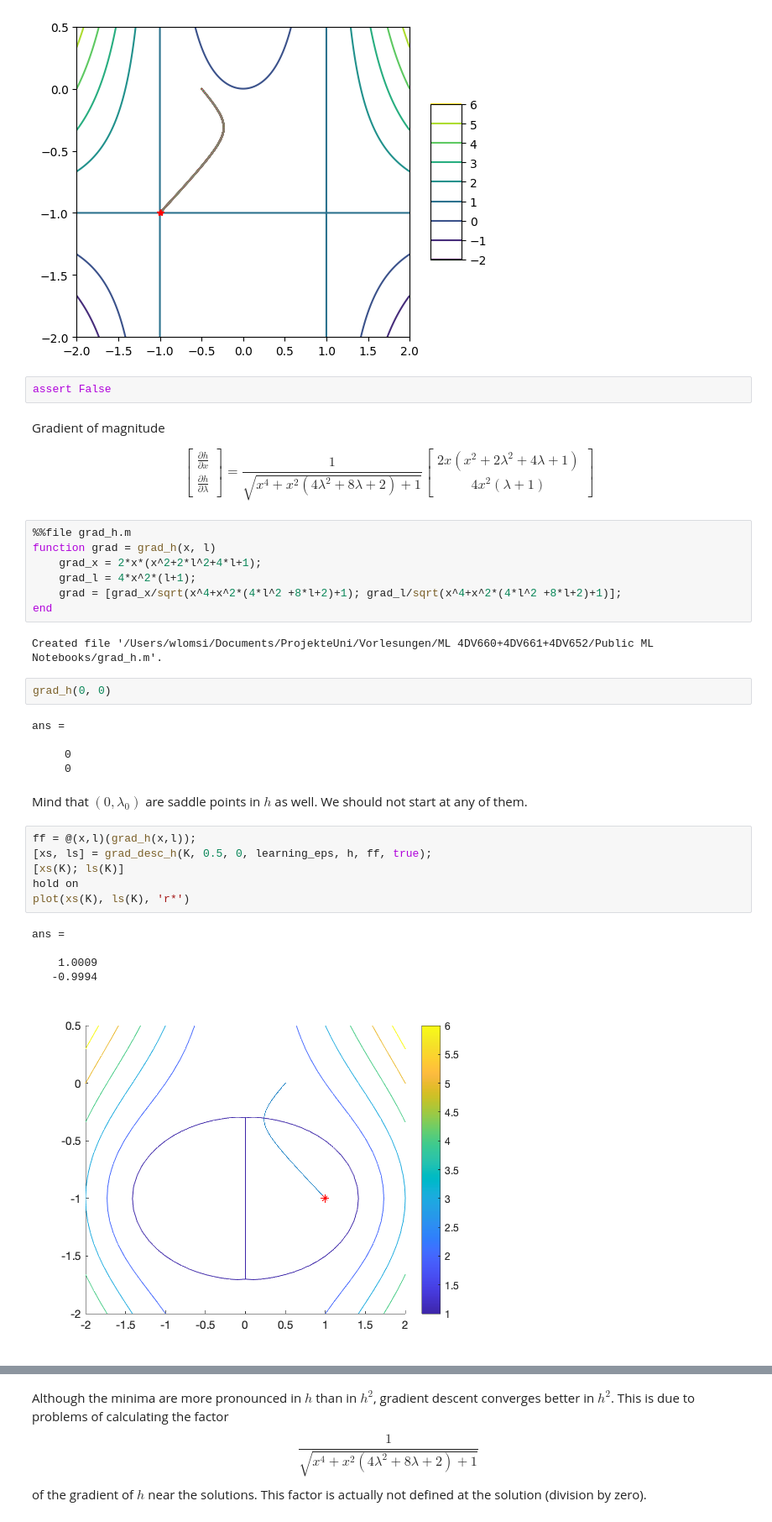
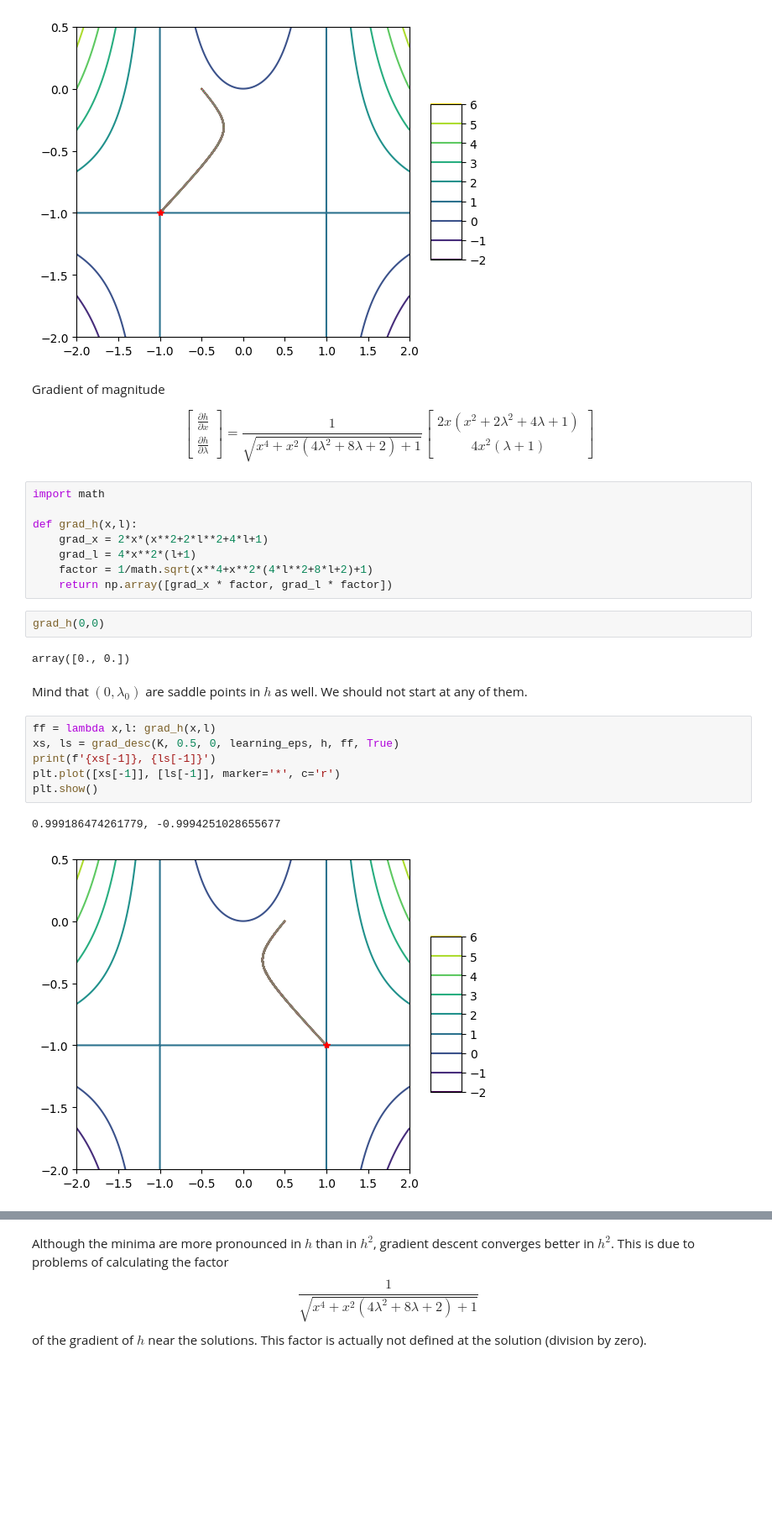
Before and after one commit to gundermann/DML_notebooks, a Jupyter notebook: assignments/assignment4 - Constraint Optimization.ipynb, the cells around one changed output, grey strips where cells are left out. Shown at 84% size. Drawn from its saved outputs; the diff is of its cells as text; blank space fills up the shorter version.

```diff
--- a/assignments/assignment4 - Constraint Optimization.ipynb
+++ b/assignments/assignment4 - Constraint Optimization.ipynb
@@ -209,8 +209,6 @@ plt.show()
 # %% [output]
 -0.9999999999999931, -0.9999999999999931
 [figure]
-# %%
-assert False
 # %% [markdown]
 Gradient of magnitude
 
@@ -225,33 +223,26 @@ $$
 \end{bmatrix}
 $$
 # %%
-%%file grad_h.m
-function grad = grad_h(x, l)
-    grad_x = 2*x*(x^2+2*l^2+4*l+1);
-    grad_l = 4*x^2*(l+1);
-    grad = [grad_x/sqrt(x^4+x^2*(4*l^2 +8*l+2)+1); grad_l/sqrt(x^4+x^2*(4*l^2 +8*l+2)+1)];
-end
+import math
+
+def grad_h(x,l):
+    grad_x = 2*x*(x**2+2*l**2+4*l+1)
+    grad_l = 4*x**2*(l+1)
+    factor = 1/math.sqrt(x**4+x**2*(4*l**2+8*l+2)+1)
+    return np.array([grad_x * factor, grad_l * factor])
-# %% [output]
-Created file '/Users/wlomsi/Documents/ProjekteUni/Vorlesungen/ML 4DV660+4DV661+4DV652/Public ML Notebooks/grad_h.m'.
 # %%
-grad_h(0, 0)
+grad_h(0,0)
 # %% [output]
-ans =
-
-     0
-     0
+array([0., 0.])
 # %% [markdown]
 Mind that $(0,\lambda_0)$ are saddle points in $h$ as well. We should not start at any of them.
 # %%
-ff = @(x,l)(grad_h(x,l));
-[xs, ls] = grad_desc_h(K, 0.5, 0, learning_eps, h, ff, true);
-[xs(K); ls(K)]
-hold on
-plot(xs(K), ls(K), 'r*')
+ff = lambda x,l: grad_h(x,l)
+xs, ls = grad_desc(K, 0.5, 0, learning_eps, h, ff, True)
+print(f'{xs[-1]}, {ls[-1]}')
+plt.plot([xs[-1]], [ls[-1]], marker='*', c='r')
+plt.show()
 # %% [output]
-ans =
-
-    1.0009
-   -0.9994
+0.999186474261779, -0.9994251028655677
-[figure, old version]
+[figure, new version]
 # %%
```
Also changed, not shown: parts of 4 cells of this notebook.
